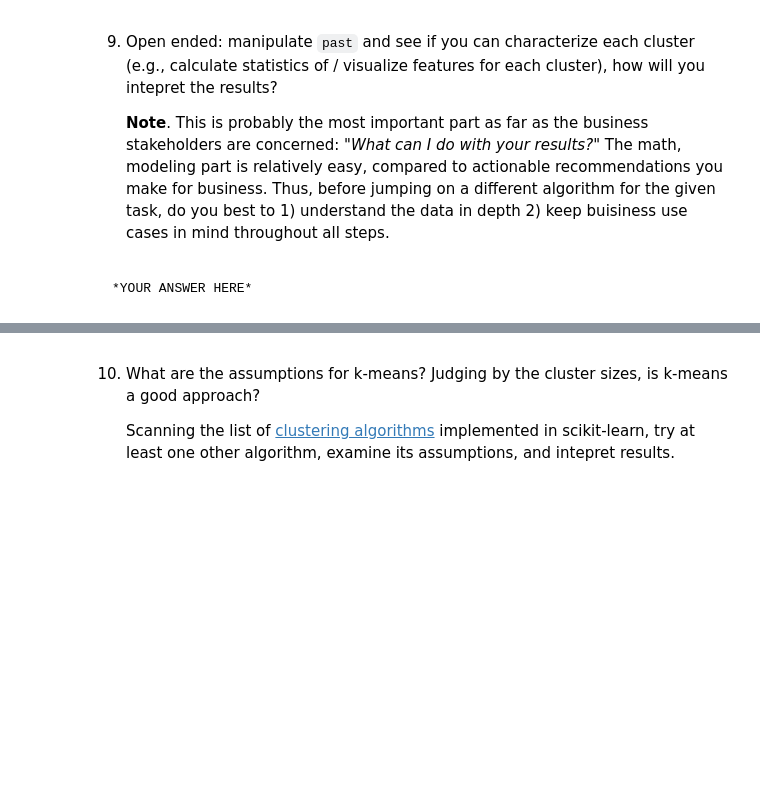
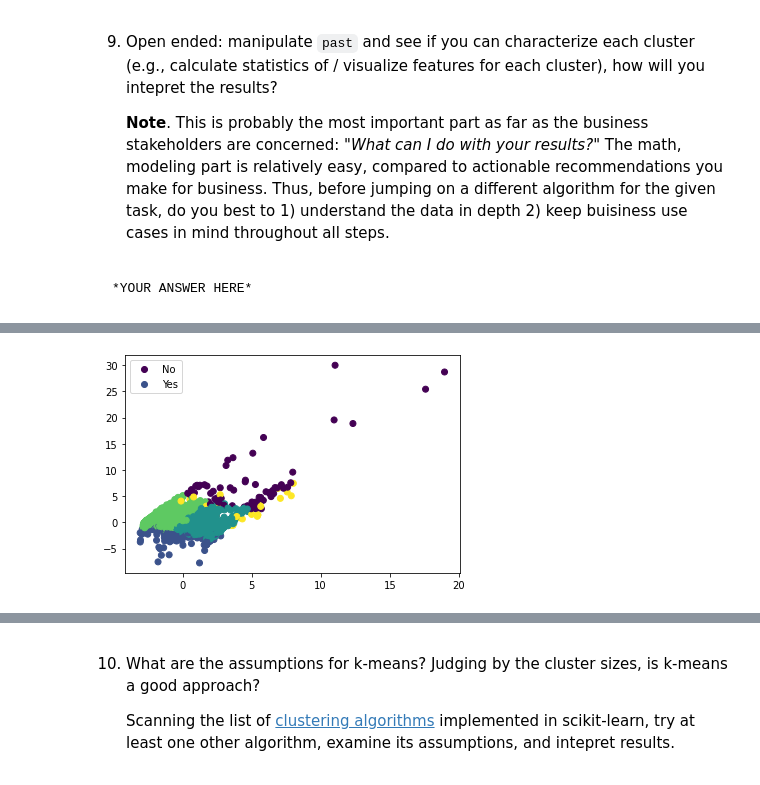
Before and after one commit to curtpond/MLE-10, a Jupyter notebook: assignments/week-08-unsupervised-ml/nb/new-product-launch.ipynb, the cells around one changed output, grey strips where cells are left out. Cells and saved outputs as stored; diff of their text form; code cells hidden in the pictures; blank space fills up the shorter version.

```diff
--- a/assignments/week-08-unsupervised-ml/nb/new-product-launch.ipynb
+++ b/assignments/week-08-unsupervised-ml/nb/new-product-launch.ipynb
@@ -247,4 +259,5 @@ visualize_silhouette(6, X_reduced)
 # %% [markdown]
 6. Instantiate a k-means model using the number of cluster that you deem optimal, assign it to `km`, and fit on the reduced data.
 # %%
-# YOUR CODE HERE
+km = KMeans(n_clusters=5, random_state=10)
+km.fit(X_reduced)
@@ -255,4 +277,4 @@ visualize_silhouette(6, X_reduced)
 # %% [markdown]
 8. Create a new column called `cluster_pca` in `past`, with values as predicted cluster index predicted by `km`.
 # %%
-# YOUR CODE HERE
+past['cluster_pca'] = km.labels_ # Add the cluster labels to the dataframe
@@ -266,0 +329,5 @@ visualize_silhouette(6, X_reduced)
+# %%
+# visualize the clusters
+visualize_2pcs(X_reduced, past['cluster_pca'])
+# %% [output]
+[figure, added]
```
Also changed, not shown: parts of 40 cells of this notebook.
